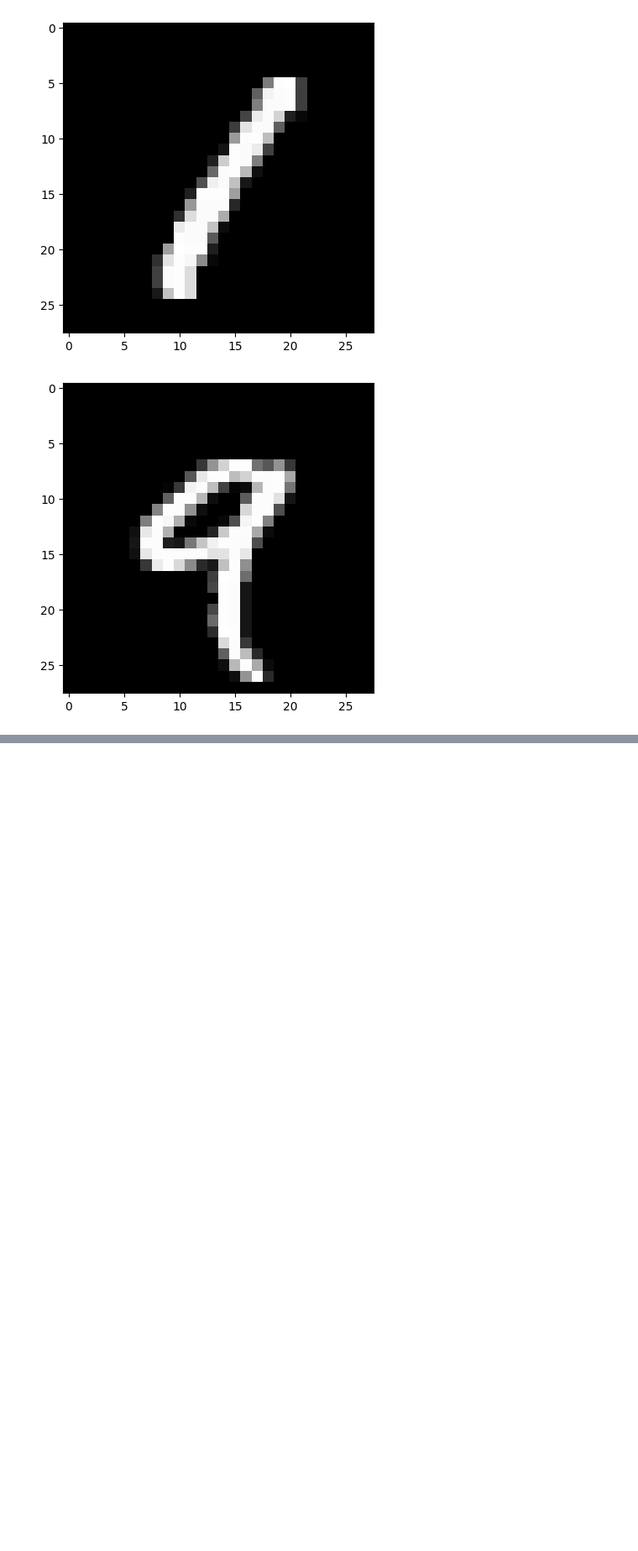
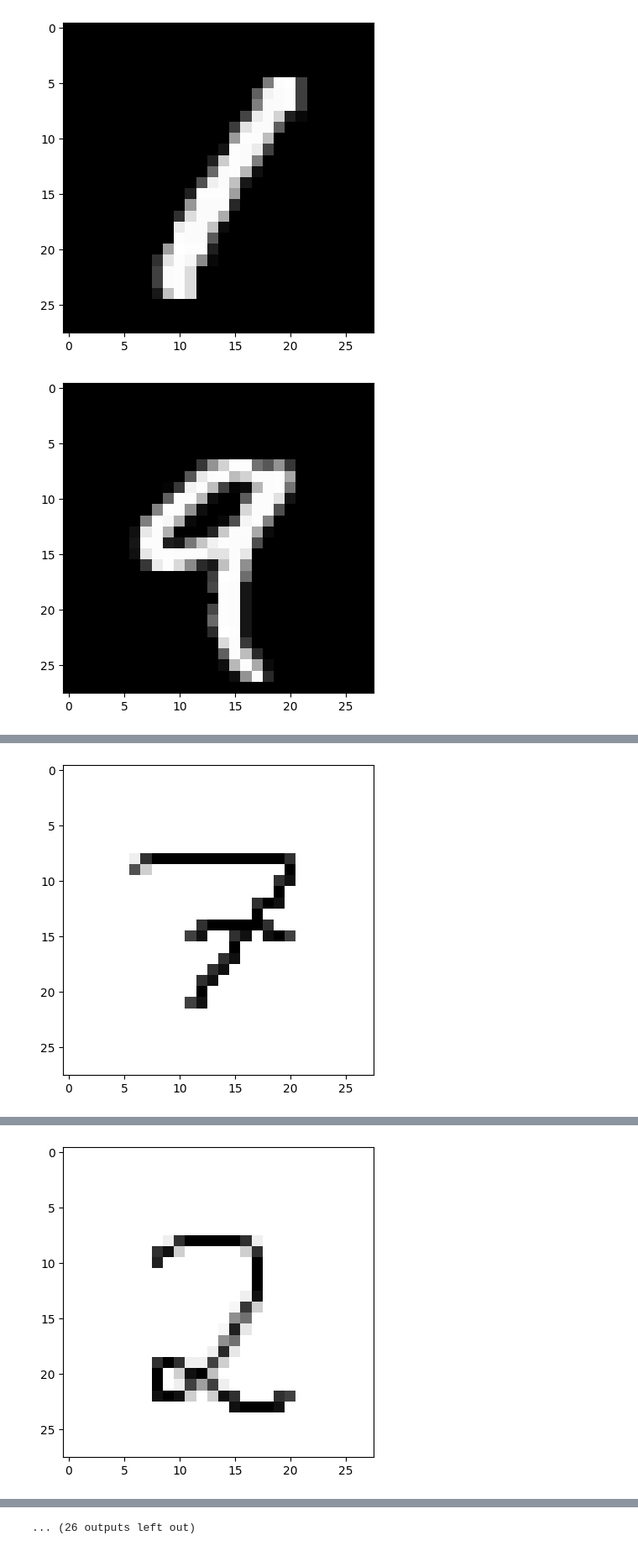
Before and after one commit to michael-ruiz/digit-recognition, a Jupyter notebook: main.ipynb, the cells around one changed output, grey strips where cells are left out. Shown at 84% size. Drawn from its saved outputs; the diff is of its cells as text; code cells hidden in the pictures; blank space fills up the shorter version.

Commit message:
testing on difffrent handwriting

```diff
--- a/main.ipynb
+++ b/main.ipynb
@@ -70,0 +74,16 @@ Testing accuracy: 0.9745000004768372
+# %%
+# Testing different handwriting
+img_num = 1
+while os.path.isfile(f'test_digits/digit{img_num}.png'):
+    try:
+        img = cv2.imread(f'test_digits/digit{img_num}.png')[:,:,0]
+        img = np.invert(np.array([img]))
+        prediction = model.predict(img)
+        print(f'The number is probably a {np.argmax(prediction)}')
+        plt.imshow(img[0], cmap=plt.cm.binary)
+        plt.show()
+    except:
+        print("Error reading image! Proceeding with next image...")
+    finally:
+        img_num += 1
+# %% [output]
@@ -70,0 +92 @@ Testing accuracy: 0.9745000004768372
+[figure, added]
@@ -70,0 +95 @@ Testing accuracy: 0.9745000004768372
+[figure, added]
@@ -70,0 +108 @@ Testing accuracy: 0.9745000004768372
+... (26 outputs left out)
```
Also changed, not shown: parts of 4 cells of this notebook, 19 other files.
